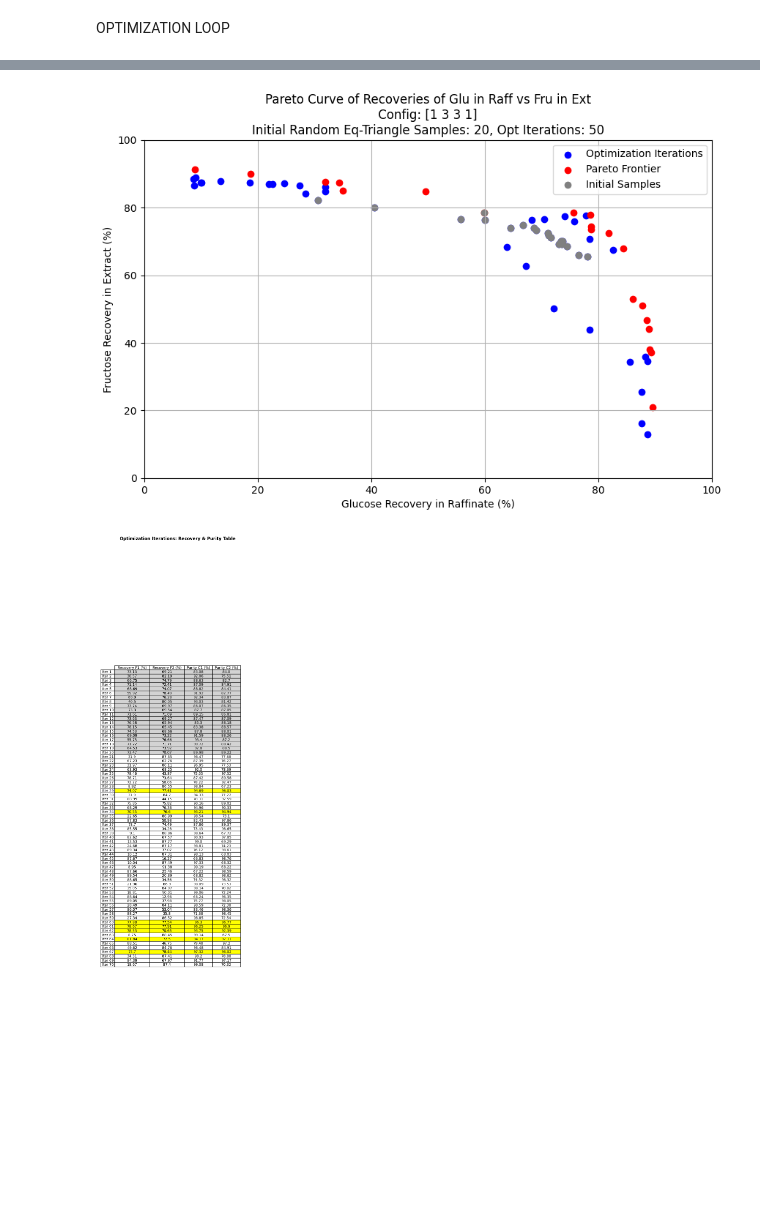
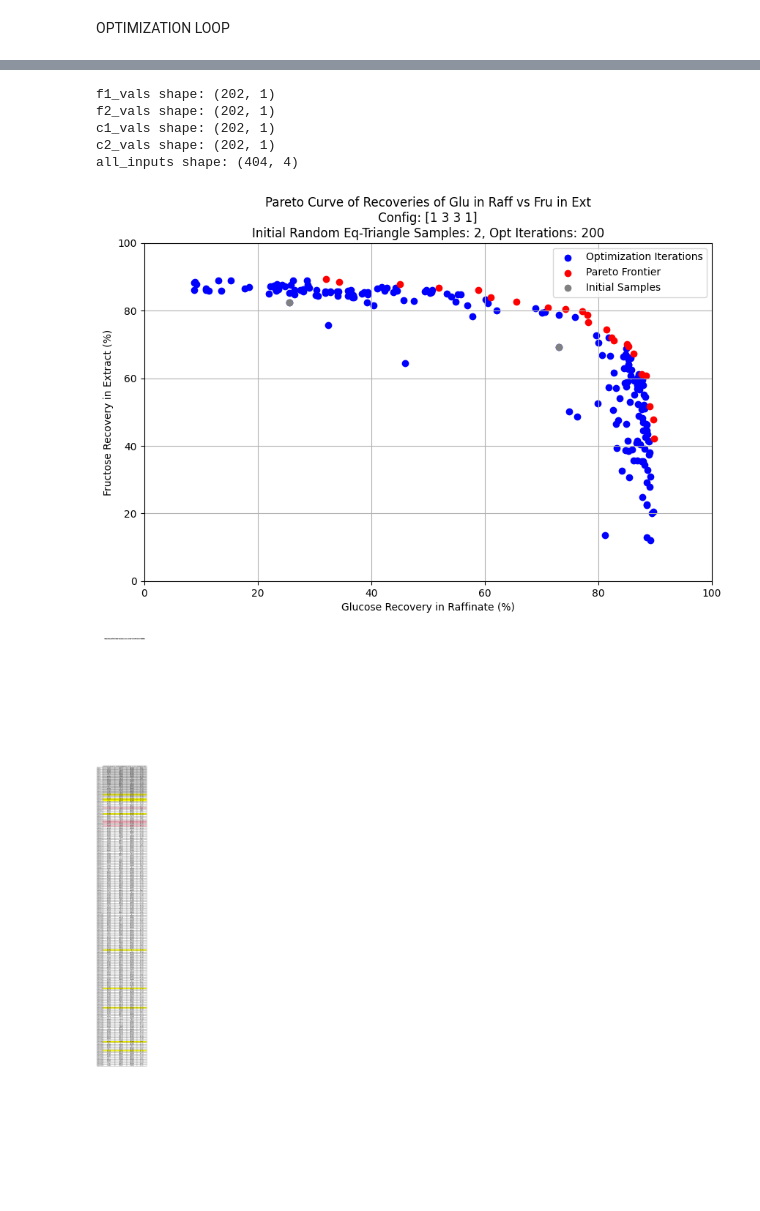
Before and after one commit to Nawa-Punabantu/Opt_Algos, a Jupyter notebook: Opt_with_triangle.ipynb, the cells around one changed output, grey strips where cells are left out. Cells and saved outputs as stored; diff of their text form; code cells hidden in the pictures; blank space fills up the shorter version.

```diff
--- a/Opt_with_triangle.ipynb
+++ b/Opt_with_triangle.ipynb
@@ -1497,8 +1497,8 @@ m1_fixed = 0.8
 m4_fixed = 0.2
 # - - - - -
 PF_weight = 2
-sampling_budget = 200
-optimization_budget = 1
+sampling_budget = 2
+optimization_budget = 200
 constraint_threshold = 0.995
 # - - - - -
 # L/h --> cm^3/s:
@@ -2194,8 +2363,37 @@ File saved at: /content/optimization_results.json
+# %%
+import json
+import numpy as np
+
+# Load JSON file
+file_path = "/content/optimization_results (1).json"  # Update path if needed
+
+with open(file_path, "r") as f:
+    data = json.load(f)  # Load JSON data into a dictionary
+
+# Convert lists back to NumPy arrays
+f1_vals = np.array(data["f1_vals"])
+f2_vals = np.array(data["f2_vals"])
+c1_vals = np.array(data["c1_vals"])
+c2_vals = np.array(data["c2_vals"])
+all_inputs = np.array(data["all_inputs"])
+
+# Check shapes of arrays to verify loading
+print(f"f1_vals shape: {f1_vals.shape}")
+print(f"f2_vals shape: {f2_vals.shape}")
+print(f"c1_vals shape: {c1_vals.shape}")
+print(f"c2_vals shape: {c2_vals.shape}")
+print(f"all_inputs shape: {all_inputs.shape}")
+# %% [output]
+f1_vals shape: (202, 1)
+f2_vals shape: (202, 1)
+c1_vals shape: (202, 1)
+c2_vals shape: (202, 1)
+all_inputs shape: (404, 4)
 # %%
 # Plot the Pareto curve
 # Convert to percentages
-f1_initial = all_initial_outputs[:, 0] * 100
-f2_initial = all_initial_outputs[:, 1] * 100
+f1_initial = f1_vals[:2 ]* 100
+f2_initial = f2_vals[:2] * 100
 f1_vals_plot = f1_vals * 100
 f2_vals_plot = f2_vals * 100
 
@@ -2231,54 +2429,62 @@ plt.ylim(0, 100)
 plt.grid(True)
 plt.legend()
 # Save the figure as an image
-image_filename = "triangle_informed_pareto.png"
+image_filename = "200_itr_triangle_informed_pareto.png"
 plt.savefig(image_filename, dpi=300, bbox_inches='tight')
 plt.show()
 # %% [output]
-[figure, old version]
+[figure, new version]
 # %%
 import numpy as np
 import matplotlib.pyplot as plt
 
 # Create a data table with recoveries first
-data = np.column_stack((f1_vals*100, f2_vals*100, c1_vals*100, c2_vals*100))
+data = np.column_stack((f1_vals * 100, f2_vals * 100, c1_vals * 100, c2_vals * 100))
 columns = ['Recovery F1 (%)', 'Recovery F2 (%)', 'Purity C1 (%)', 'Purity C2 (%)']
 rows = [f'Iter {i+1}' for i in range(len(c1_vals))]
 
-# Identify "star" entries (where f1_vals, f2_vals > 70 and c1_vals, c2_vals > 90)
-star_indices = np.where((f1_vals*100 > 70) & (f2_vals*100 > 70) & (c1_vals*100 > 90) & (c2_vals*100 > 90))[0]
+# Identify "star" entries (where f1_vals, f2_vals > 70 and c1_vals, c2_vals > 95)
+star_indices = np.where((f1_vals * 100 > 70) & (f2_vals * 100 > 70) &
+                        (c1_vals * 100 > 95) & (c2_vals * 100 > 95))[0]
+
+# Identify light pink highlight (recoveries > 70% and purities > 90%)
+pink_indices = np.where((f1_vals * 100 > 70) & (f2_vals * 100 > 70) &
+                        (c1_vals * 100 > 90) & (c2_vals * 100 > 90))[0]
 
 # Create figure
 fig, ax = plt.subplots(figsize=(8, len(c1_vals) * 0.4))
-ax.set_title("Optimization Iterations: Recovery & Purity Table", fontsize=12, fontweight='bold', pad=5)  # Reduced padding
+ax.set_title("Optimization Iterations: Recovery & Purity Table", fontsize=12, fontweight='bold', pad=5)
 ax.axis('tight')
 ax.axis('off')
 
 # Create the table
 table = ax.table(cellText=data.round(2),
                  colLabels=columns,
                  rowLabels=rows,
                  cellLoc='center',
                  loc='center')
 
 # Adjust font size
 table.auto_set_font_size(False)
 table.set_fontsize(10)
 table.auto_set_column_width(col=list(range(len(columns))))
 
 # Apply colors
 for i in range(len(c1_vals)):
     for j in range(len(columns)):
         cell = table[(i+1, j)]  # (row, column) -> +1 because row labels shift index
         if i < 20:
             cell.set_facecolor('lightgray')  # Grey out first 20 rows
+        if i in pink_indices:
+            cell.set_facecolor('yellow')  # Highlight pink entries (Recoveries >70% & Purities >90%)
         if i in star_indices:
-            cell.set_facecolor('yellow')  # Highlight star entries in yellow
+            cell.set_facecolor('lightpink')  # Highlight star entries (Recoveries >70% & Purities >95%)
+
 # Save the figure as an image
 image_filename = "optimization_table.png"
 fig.savefig(image_filename, dpi=300, bbox_inches='tight')
 plt.show()
 # %% [output]
-[figure, old version]
+[figure, new version]
 # %%
 
```
Also changed, not shown: parts of 3 cells of this notebook.
